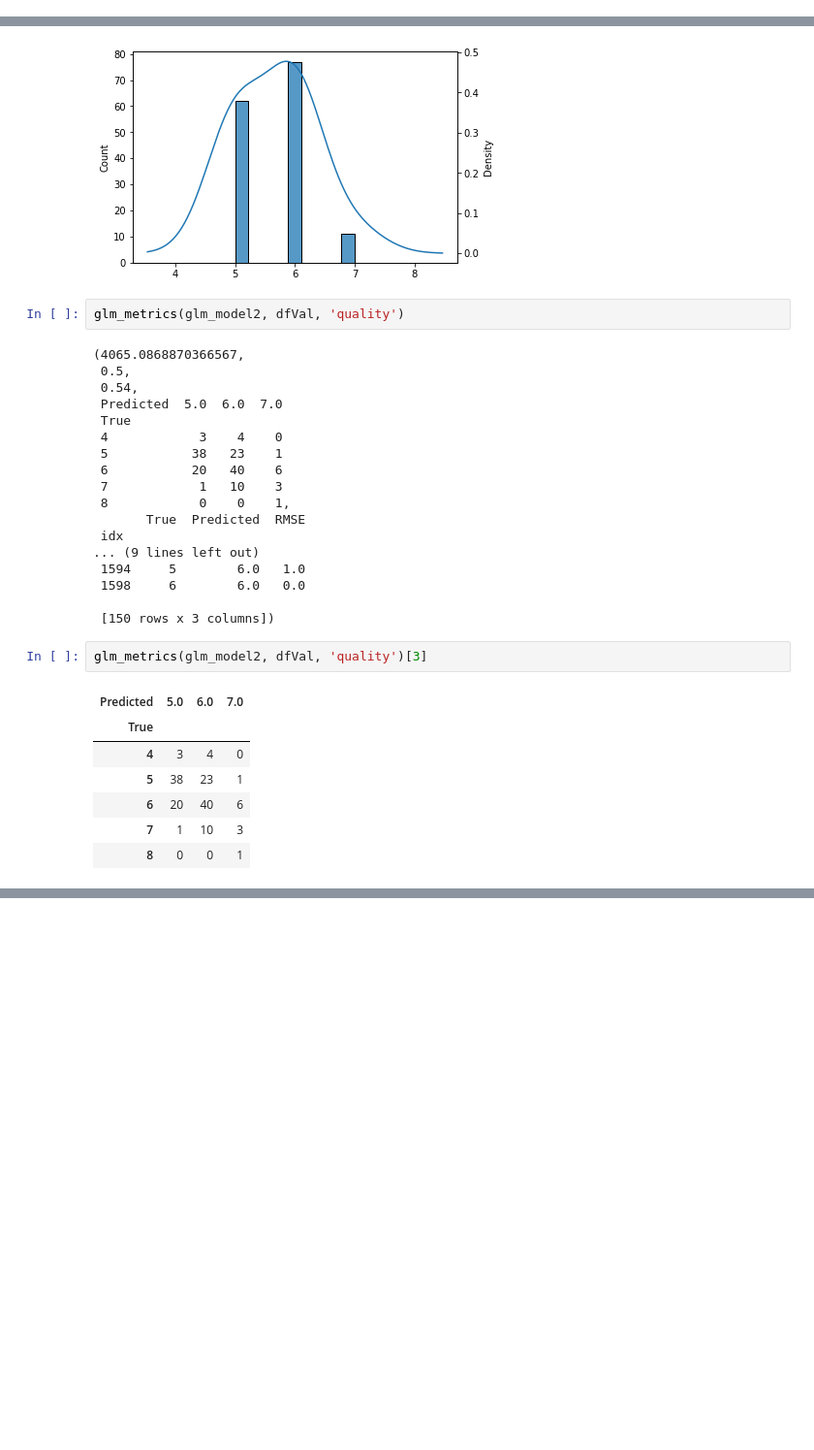
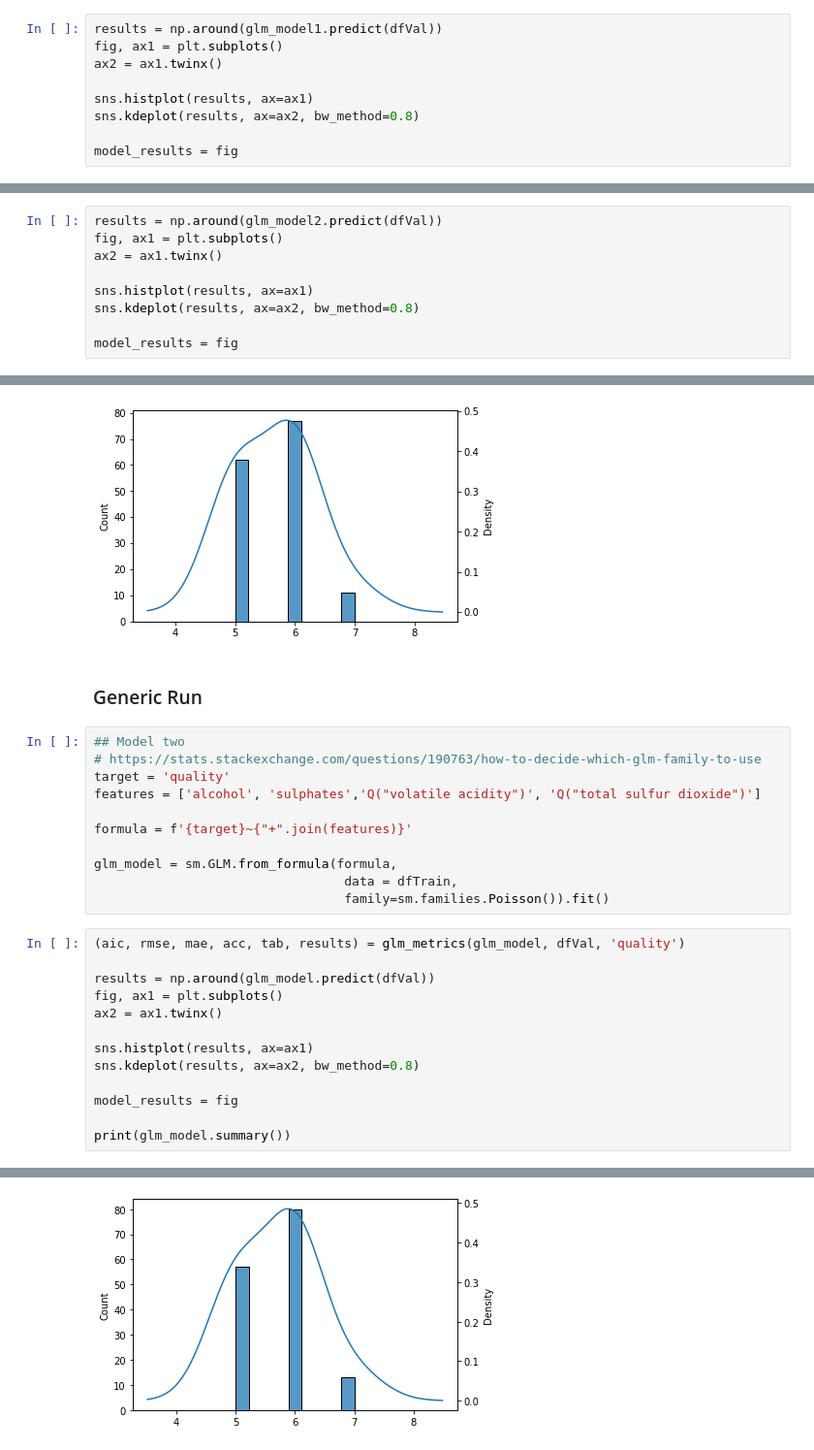
Before and after one commit to Portugapt/LearnHub, a Jupyter notebook: End-to-End Projects/Red Wine Quality/notebooks/3 - GLM Model.ipynb, the cells around one changed output, grey strips where cells are left out. Shown at 97% size. Drawn from its saved outputs; the diff is of its cells as text; blank space fills up the shorter version.

```diff
--- a/End-to-End Projects/Red Wine Quality/notebooks/3 - GLM Model.ipynb
+++ b/End-to-End Projects/Red Wine Quality/notebooks/3 - GLM Model.ipynb
@@ -93,3 +95,12 @@ glm_model1 = sm.GLM.from_formula(formula,
 
 
 (aic, rmse, mae, acc, tab, results) = glm_metrics(glm_model1, dfVal, 'quality')
+# %%
+results = np.around(glm_model1.predict(dfVal))
+fig, ax1 = plt.subplots()
+ax2 = ax1.twinx()
+
+sns.histplot(results, ax=ax1)
+sns.kdeplot(results, ax=ax2, bw_method=0.8)
+
+model_results = fig
@@ -168,3 +162,12 @@ glm_model2 = sm.GLM.from_formula(formula,
                                  family=sm.families.Poisson()).fit()
 
 (aic, rmse, mae, acc, tab, results) = glm_metrics(glm_model2, dfVal, 'quality')
+# %%
+results = np.around(glm_model2.predict(dfVal))
+fig, ax1 = plt.subplots()
+ax2 = ax1.twinx()
+
+sns.histplot(results, ax=ax1)
+sns.kdeplot(results, ax=ax2, bw_method=0.8)
+
+model_results = fig
@@ -214,33 +218,30 @@ sns.kdeplot(results, ax=ax2, bw_method=0.8)
 # %% [output]
 <matplotlib.axes._subplots.AxesSubplot at 0x...>
 [figure]
-# %%
-glm_metrics(glm_model2, dfVal, 'quality')
-# %% [output]
-(4065.0868870366567,
- 0.5,
- 0.54,
- Predicted  5.0  6.0  7.0
- True
- 4            3    4    0
- 5           38   23    1
- 6           20   40    6
- 7            1   10    3
- 8            0    0    1,
-       True  Predicted  RMSE
- idx
-... (9 lines left out)
- 1594     5        6.0   1.0
- 1598     6        6.0   0.0
-
- [150 rows x 3 columns])
-# %%
-glm_metrics(glm_model2, dfVal, 'quality')[3]
-# %% [output]
-| Predicted | 5.0 | 6.0 | 7.0 |
-| True |  |  |  |
-| 4 | 3 | 4 | 0 |
-| 5 | 38 | 23 | 1 |
-| 6 | 20 | 40 | 6 |
-| 7 | 1 | 10 | 3 |
-| 8 | 0 | 0 | 1 |
+# %% [markdown]
+### Generic Run
+# %%
+## Model two
+# https://stats.stackexchange.com/questions/190763/how-to-decide-which-glm-family-to-use
+target = 'quality'
+features = ['alcohol', 'sulphates','Q("volatile acidity")', 'Q("total sulfur dioxide")']
+
+formula = f'{target}~{"+".join(features)}'
+
+glm_model = sm.GLM.from_formula(formula,
+                                 data = dfTrain,
+                                 family=sm.families.Poisson()).fit()
+# %%
+(aic, rmse, mae, acc, tab, results) = glm_metrics(glm_model, dfVal, 'quality')
+
+results = np.around(glm_model.predict(dfVal))
+fig, ax1 = plt.subplots()
+ax2 = ax1.twinx()
+
+sns.histplot(results, ax=ax1)
+sns.kdeplot(results, ax=ax2, bw_method=0.8)
+
+model_results = fig
+
+print(glm_model.summary())
+# %% [output]
@@ -246,0 +268 @@ glm_metrics(glm_model2, dfVal, 'quality')[3]
+[figure, added]
```
Also changed, not shown: parts of 11 cells of this notebook, 4 other files.
